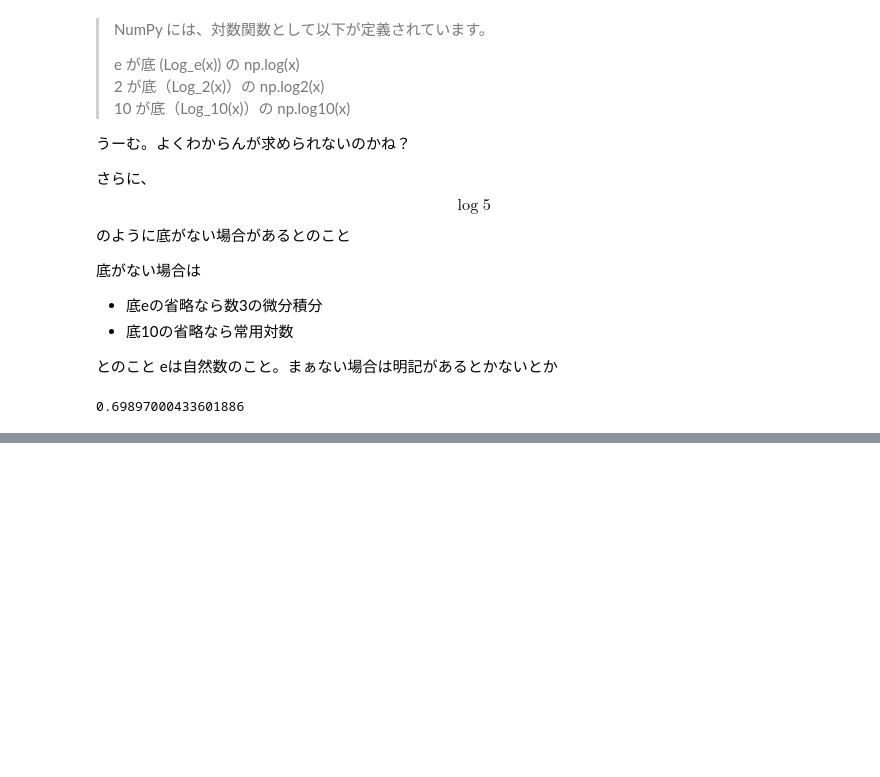
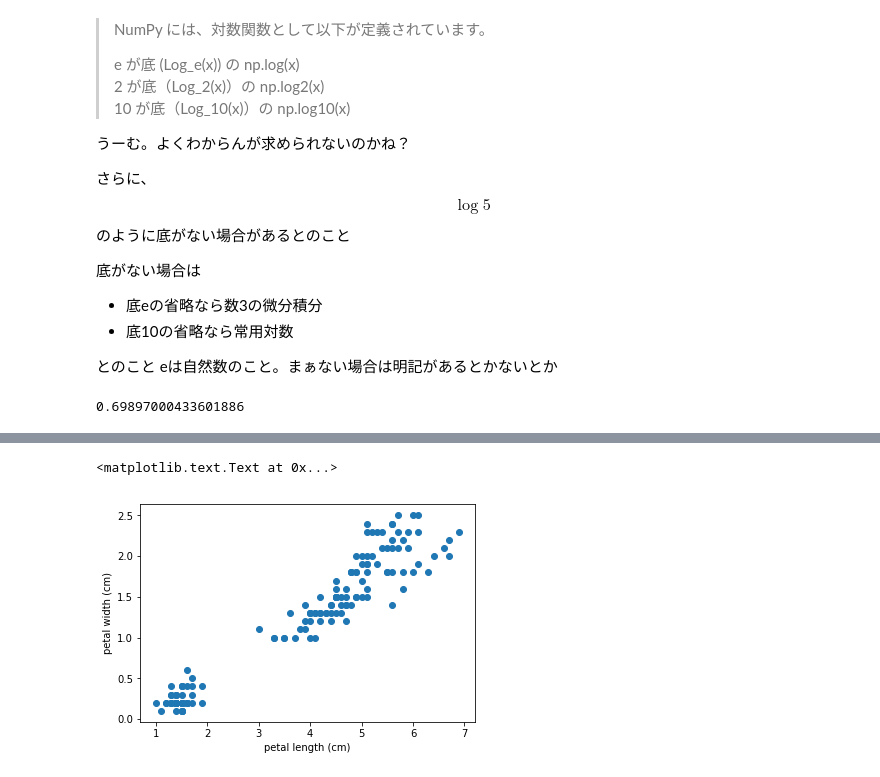
Before and after one commit to Aipakazuma/mathematics-with-python, a Jupyter notebook: math-study-with-python.ipynb, the cells around one changed output, grey strips where cells are left out. Drawn from its saved outputs; the diff is of its cells as text; code cells hidden in the pictures; blank space fills up the shorter version.

```diff
--- a/math-study-with-python.ipynb
+++ b/math-study-with-python.ipynb
@@ -195,0 +247,7 @@ np.log10(5)
+# %%
+plt.scatter(x=iris_data_list[:, 2], y=iris_data_list[:, 3])
+plt.xlabel(iris_data.feature_names[2])
+plt.ylabel(iris_data.feature_names[3])
+# %% [output]
+<matplotlib.text.Text at 0x...>
+[figure, added]
```
Also changed, not shown: parts of 17 cells of this notebook.
